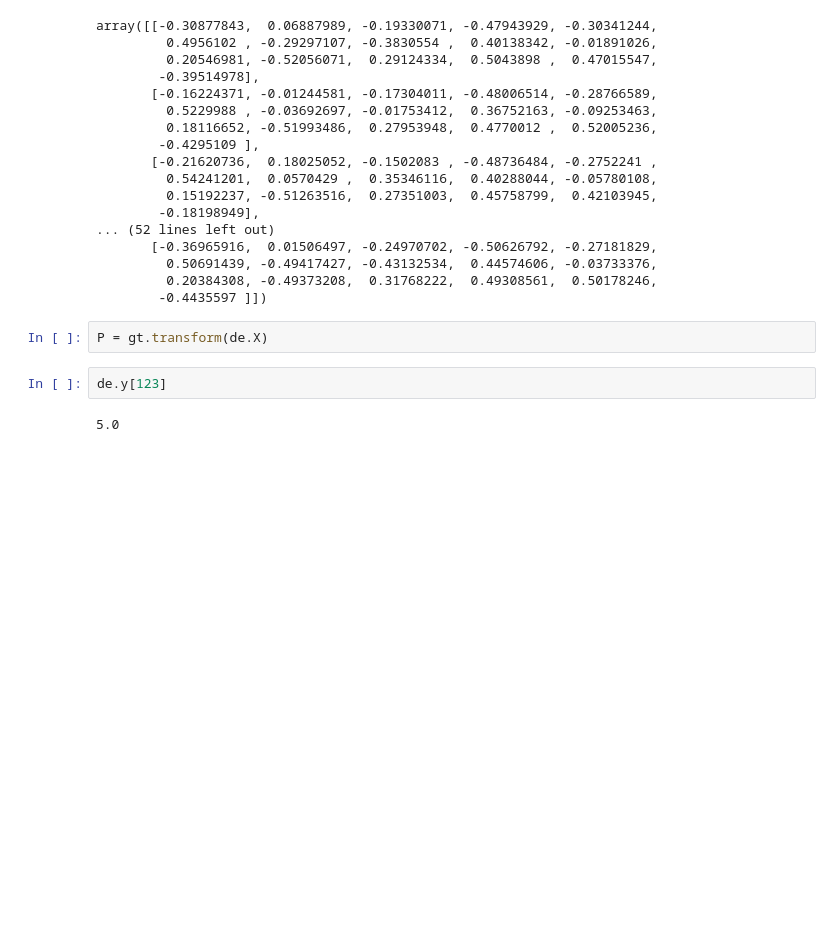
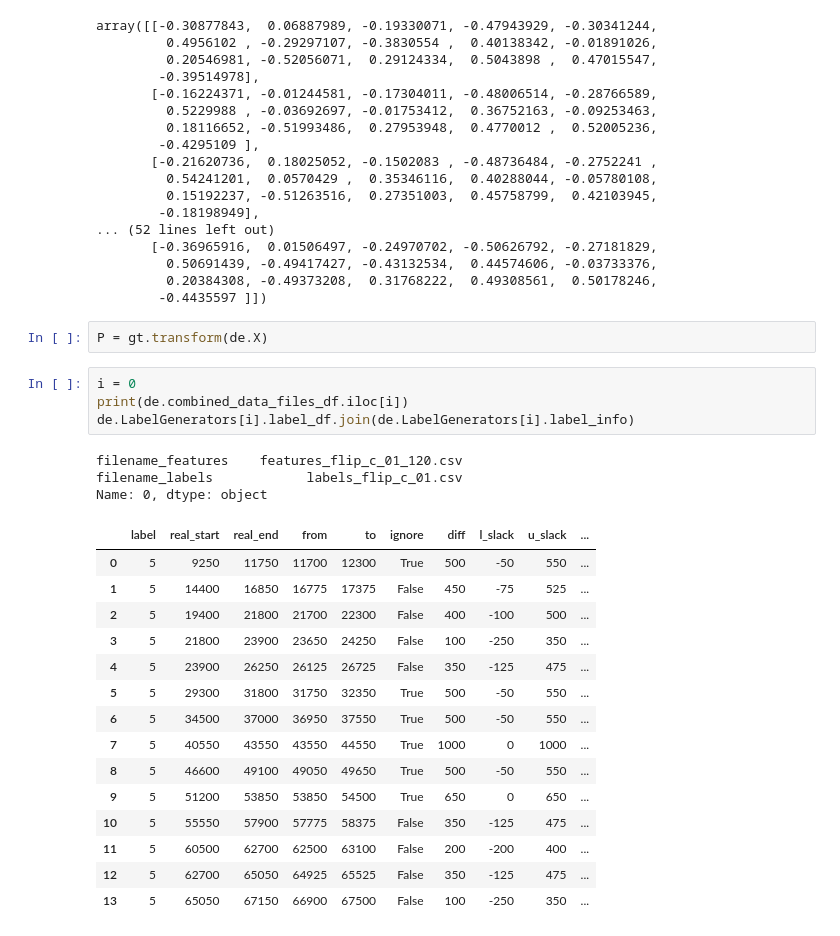
Before and after one commit to chriswegmann/drone_steering, a Jupyter notebook: models/playground/GestureTransformers.ipynb, the cells around one changed output. Saved outputs shown, nothing was run; the diff lists cells and outputs as text; blank space fills up the shorter version.

```diff
--- a/models/playground/GestureTransformers.ipynb
+++ b/models/playground/GestureTransformers.ipynb
@@ -342,7 +289,26 @@ array([[-0.30877843,  0.06887989, -0.19330071, -0.47943929, -0.30341244,
         -0.4435597 ]])
 # %%
 P = gt.transform(de.X)
-# %%
-de.y[123]
-# %% [output]
-5.0
+# %%
+i = 0
+print(de.combined_data_files_df.iloc[i])
+de.LabelGenerators[i].label_df.join(de.LabelGenerators[i].label_info)
+# %% [output]
+filename_features    features_flip_c_01_120.csv
+filename_labels            labels_flip_c_01.csv
+Name: 0, dtype: object
+|  | label | real_start | real_end | from | to | ignore | diff | l_slack | u_slack | ... |
+| 0 | 5 | 9250 | 11750 | 11700 | 12300 | True | 500 | -50 | 550 | ... |
+| 1 | 5 | 14400 | 16850 | 16775 | 17375 | False | 450 | -75 | 525 | ... |
+| 2 | 5 | 19400 | 21800 | 21700 | 22300 | False | 400 | -100 | 500 | ... |
+| 3 | 5 | 21800 | 23900 | 23650 | 24250 | False | 100 | -250 | 350 | ... |
+| 4 | 5 | 23900 | 26250 | 26125 | 26725 | False | 350 | -125 | 475 | ... |
+| 5 | 5 | 29300 | 31800 | 31750 | 32350 | True | 500 | -50 | 550 | ... |
+| 6 | 5 | 34500 | 37000 | 36950 | 37550 | True | 500 | -50 | 550 | ... |
+| 7 | 5 | 40550 | 43550 | 43550 | 44550 | True | 1000 | 0 | 1000 | ... |
+| 8 | 5 | 46600 | 49100 | 49050 | 49650 | True | 500 | -50 | 550 | ... |
+| 9 | 5 | 51200 | 53850 | 53850 | 54500 | True | 650 | 0 | 650 | ... |
+| 10 | 5 | 55550 | 57900 | 57775 | 58375 | False | 350 | -125 | 475 | ... |
+| 11 | 5 | 60500 | 62700 | 62500 | 63100 | False | 200 | -200 | 400 | ... |
+| 12 | 5 | 62700 | 65050 | 64925 | 65525 | False | 350 | -125 | 475 | ... |
+| 13 | 5 | 65050 | 67150 | 66900 | 67500 | False | 100 | -250 | 350 | ... |
```
Also changed, not shown: parts of 20 cells of this notebook.
